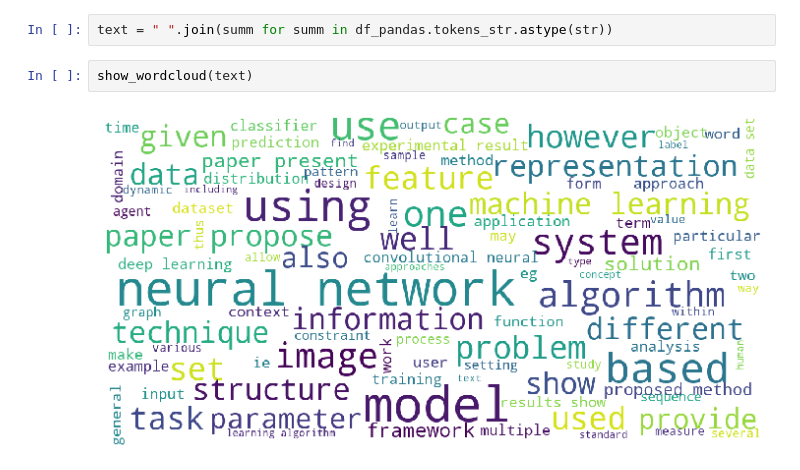
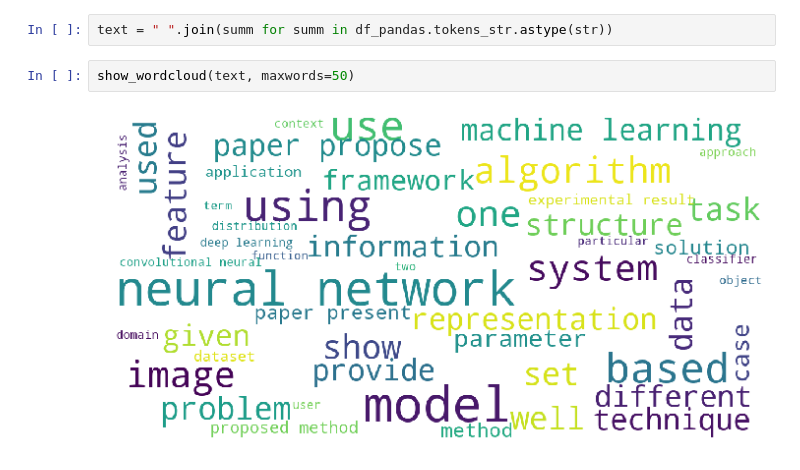
Before and after one commit to marixko/arxivfyme, a Jupyter notebook: dataviz.ipynb, the cells around one changed output. Saved outputs shown, nothing was run; the diff lists cells and outputs as text.

```diff
--- a/dataviz.ipynb
+++ b/dataviz.ipynb
@@ -72,6 +75,6 @@ df_pandas['tokens_str'] = df_pandas['tokens'].apply(lambda x: ','.join(map(str,
 # %%
 text = " ".join(summ for summ in df_pandas.tokens_str.astype(str))
 # %%
-show_wordcloud(text)
+show_wordcloud(text, maxwords=50)
 # %% [output]
-[figure, old version]
+[figure, new version]
```
Also changed, not shown: parts of 1 cell of this notebook, 4 other files.
